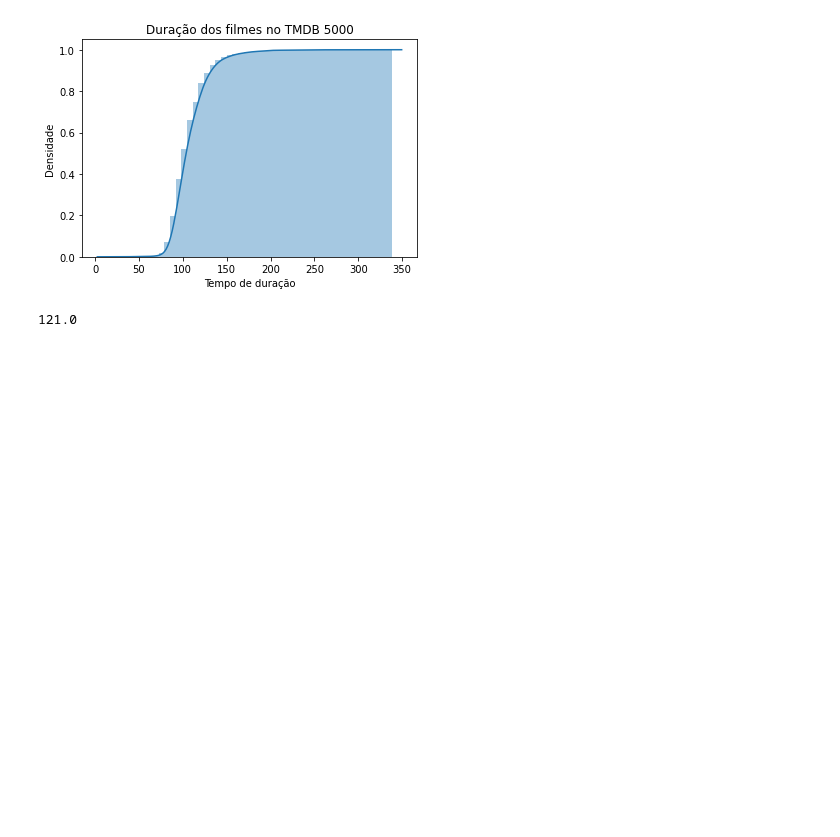
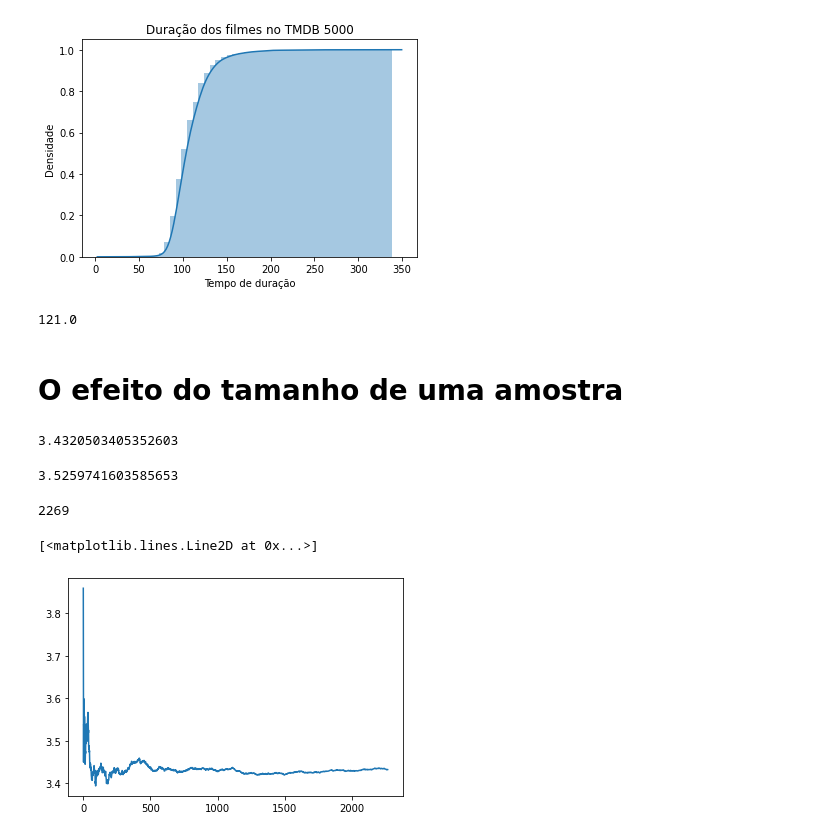
Before and after one commit to marantmir/Formacao_Data_Science, a Jupyter notebook: Data_Science_Introdução_a_Testes.ipynb, the cells around one changed output. Saved outputs shown, nothing was run; the diff lists cells and outputs as text; code cells hidden in the pictures; blank space fills up the shorter version.

```diff
--- a/Data_Science_Introdução_a_Testes.ipynb
+++ b/Data_Science_Introdução_a_Testes.ipynb
@@ -310,3 +310,44 @@ tmdb.query("runtime > 0").runtime.dropna().quantile(q=0.8)
 # Assim, sabemos que 80% dos nossos filmes têm 121 minutos ou menos, e que 20% têm uma duração maior
 # %% [output]
 121.0
+# %% [markdown]
+# O efeito do tamanho de uma amostra
+# %%
+# Calculando a média das médias dos filmes do MovieLens
+nota_media_dos_filmes_com_pelo_menos_10_votos.mean()
+# %% [output]
+3.4320503405352603
+# %%
+# Exibindo a média dos 5 primeiros registros
+nota_media_dos_filmes_com_pelo_menos_10_votos[0:5].mean()
+# %% [output]
+3.5259741603585653
+# %%
+# Descobrindo a quantidade de registros temos no dataset
+len(nota_media_dos_filmes_com_pelo_menos_10_votos)
+# %% [output]
+2269
+# %%
+ # Para que possamos guardar os resultados abaixo, utilizaremos o append para inserir esses dados na variávél medias
+ medias = list()
+# Para fazer a leitura de todos os registros no dataset, podemos utilizar um for
+for i in range(1, len(nota_media_dos_filmes_com_pelo_menos_10_votos)):
+# Agora calcularemos as médias resultantes da entrada de cada registro na medida que o comando acima vá percorrendo no dataset, para que possamos guardar a informação na variável utilizaremo o append
+  medias.append(nota_media_dos_filmes_com_pelo_menos_10_votos[0:i].mean())
+  medias
+# %%
+# Agora vamos plotar os dados em um gráfico
+# Para evitar que tenhamos registros viciados, realizaremos testes com esses dados, mas aleatoriamente, ou seja mudando sua sequência e escolha
+import numpy as np
+import matplotlib.pyplot as plt
+
+np.random.seed(75243)
+temp = nota_media_dos_filmes_com_pelo_menos_10_votos.sample(frac=1)
+
+medias = list()
+for i in range(1, len(temp)):
+  medias.append(temp[0:i].mean())
+plt.plot(medias)
+# %% [output]
+[<matplotlib.lines.Line2D at 0x...>]
+[figure, added]
```
Also changed, not shown: parts of 1 cell of this notebook.
